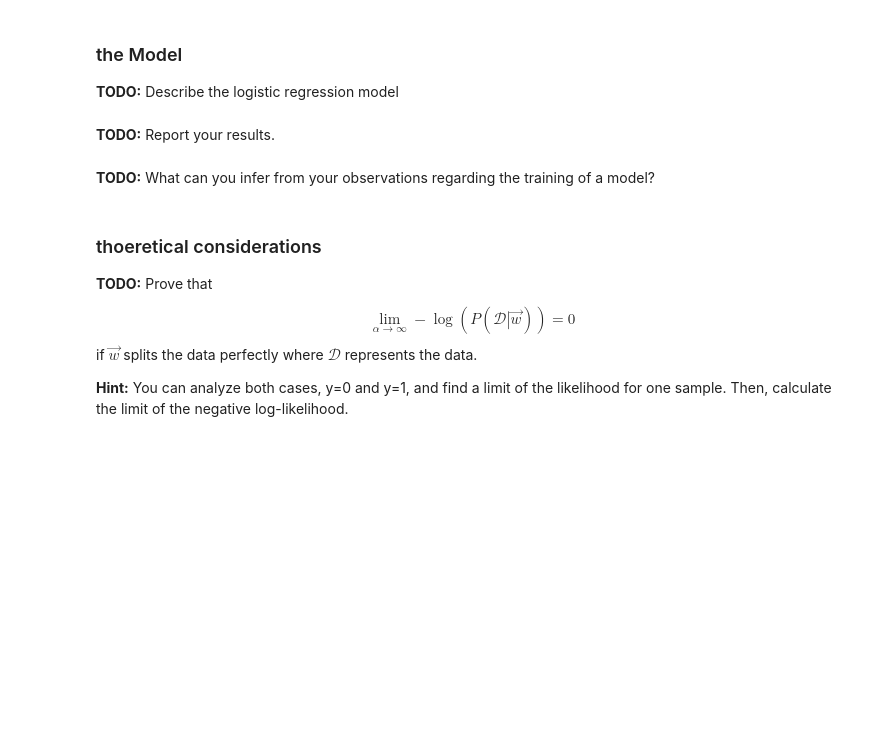
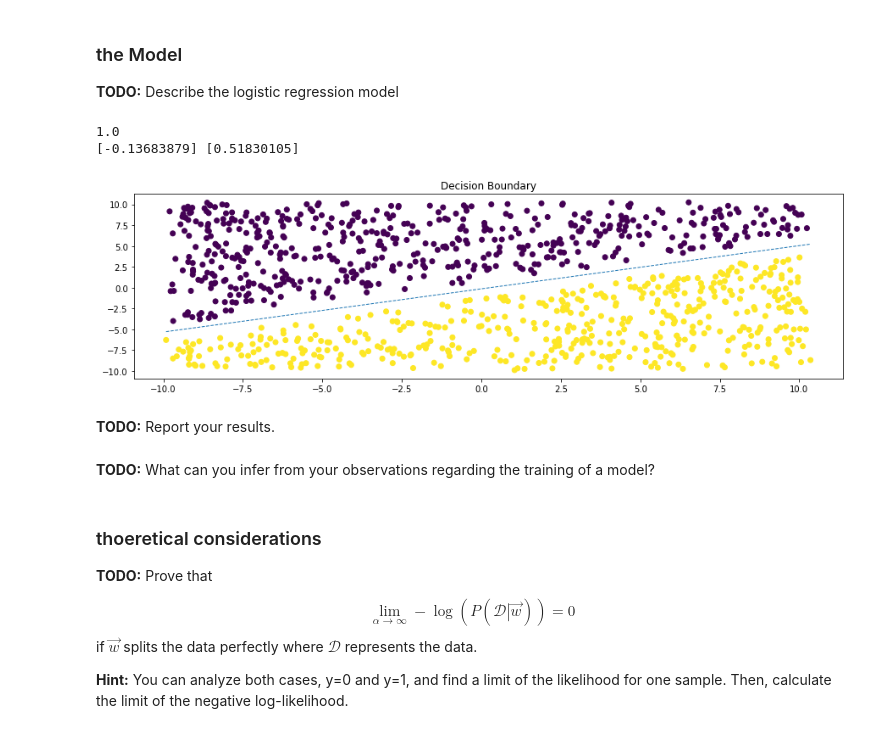
Before and after one commit to mankinskin/ml_projects, a Jupyter notebook: Project1.ipynb, the cells around one changed output. Cells and saved outputs as stored; diff of their text form; code cells hidden in the pictures; blank space fills up the shorter version.

Commit message:
Add decision boundary for logistic regression

```diff
--- a/Project1.ipynb
+++ b/Project1.ipynb
@@ -154,3 +176,41 @@ from sklearn.linear_model import LogisticRegression
+# %%
+# TODO: train and test logistic regression on dataset_2.npz (using the training and test set),
+# plot the dataset and the decision boundary, own implementation needed (see lecture slide 51 in slides1.pdf)
+
+from sklearn.linear_model import LogisticRegression
+
+clf = train_classifier(LogisticRegression(), data_set2)
+accuracy = test_classifier(clf, data_set2)
+print(accuracy)
+def plot_decision_boundary(clf, data_set):
+    b = clf.intercept_[0]
+    w1, w2 = clf.coef_.T
+    c = -b/w2
+    m = -w1/w2
+    print(f'{c} {m}')
+    X_train = data_set['X_train']
+    X_test = data_set['X_test']
+    y_train = data_set['y_train']
+    y_test = data_set['y_test']
+    X = np.concatenate((X_train, X_test))
+    y = np.concatenate((y_train, y_test))
+    xmin, ymin = np.min(X, axis=0)
+    xmax, ymax = np.max(X, axis=0)
+
+    xd = np.array([xmin, xmax])
+    yd = m*xd + c
+
+    fig, axs = plt.subplots(1, 1)
+    fig.set_figwidth(15)
+    axs.scatter(*zip(*X), c=y)
+    axs.plot(xd, yd, lw=1, ls='--')
+    axs.set_title("Decision Boundary")
+
+plot_decision_boundary(clf, data_set2)
+# %% [output]
+1.0
+[-0.13683879] [0.51830105]
+[figure, added]
 # %% [markdown]
 **TODO:** Report your results.
 # %%
```
Also changed, not shown: parts of 9 cells of this notebook.
